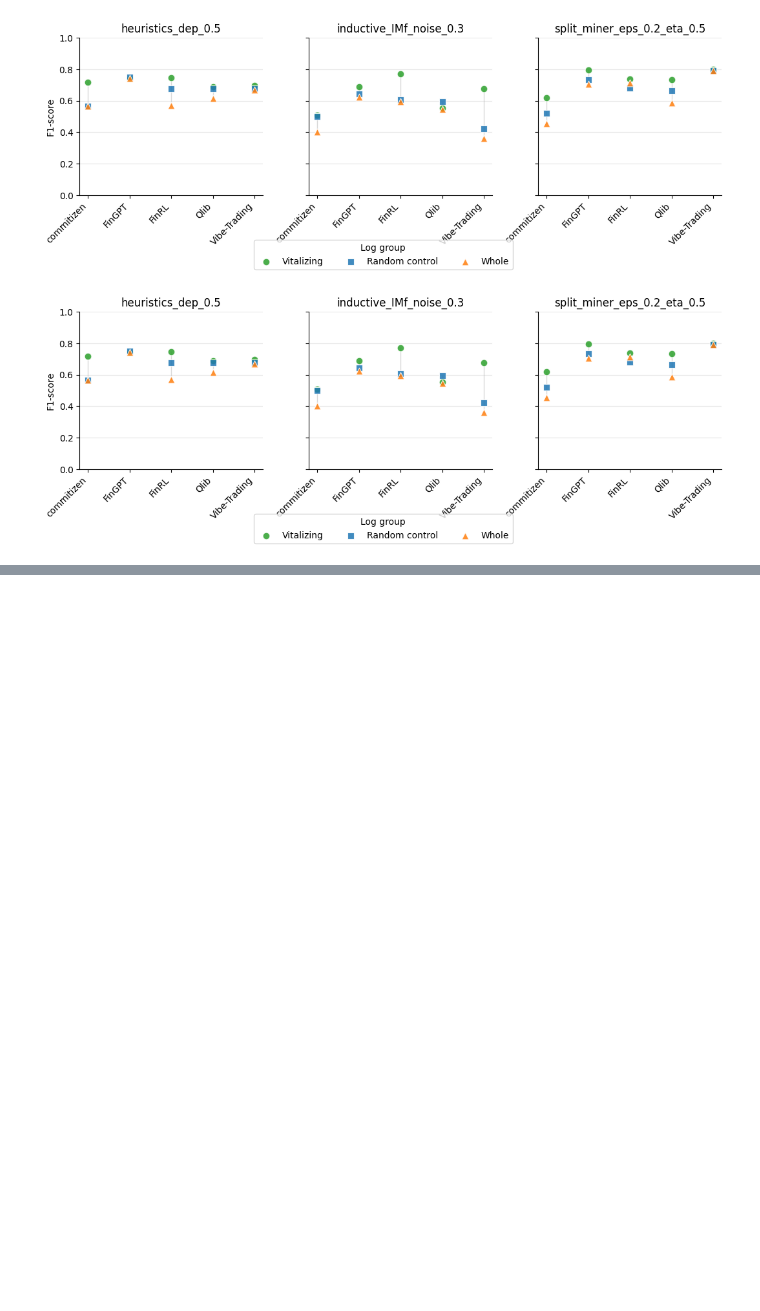
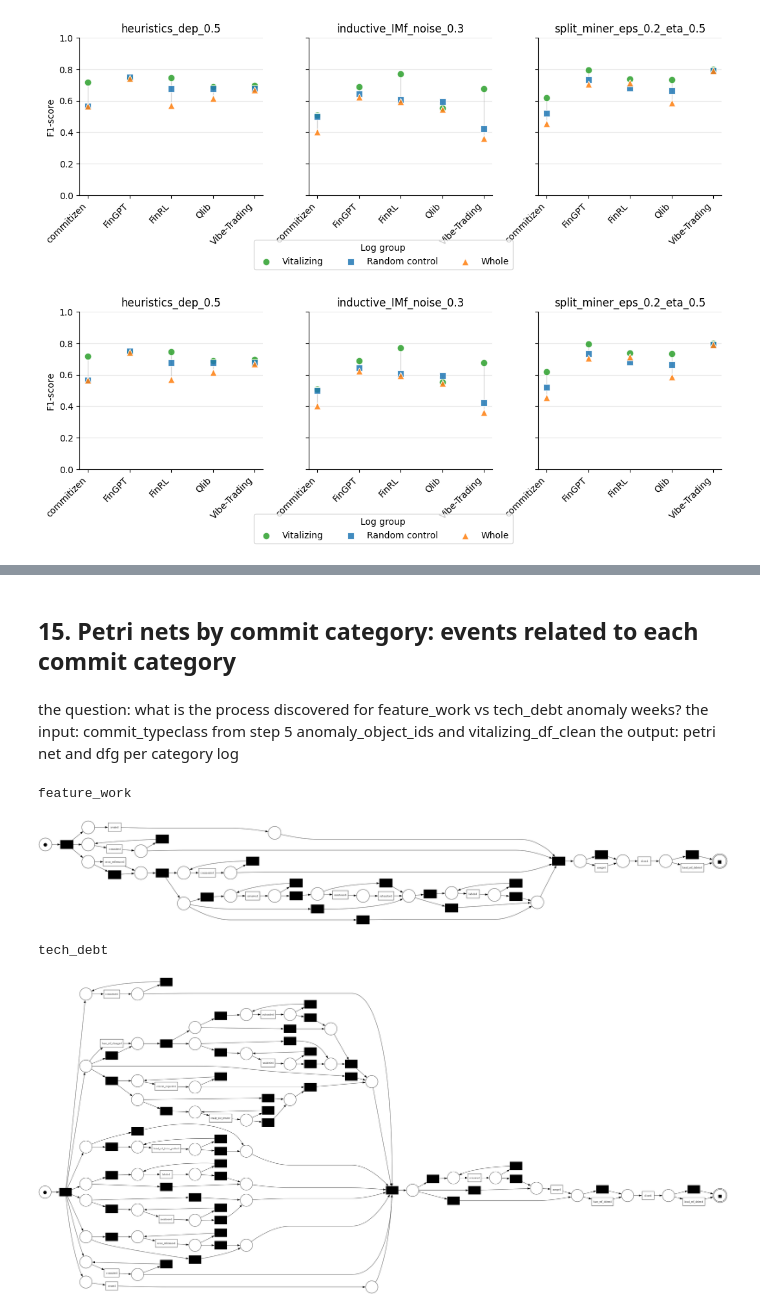
Before and after one commit to MahsaChoop/Lifecycle-Processes, a Jupyter notebook: main.ipynb, the cells around one changed output, grey strips where cells are left out. Saved outputs shown, nothing was run; the diff lists cells and outputs as text; code cells hidden in the pictures; blank space fills up the shorter version.

```diff
--- a/main.ipynb
+++ b/main.ipynb
@@ -409,0 +412,27 @@ Saved C:\Users\mahsa.choopannezhadm\OneDrive - University of Liechtenstein\Deskt
+# %% [markdown]
+## 15. Petri nets by commit category: events related to each commit category
+# %% [markdown]
+the question:
+    what is the process discovered for feature_work vs tech_debt anomaly weeks?
+the input:
+    commit_typeclass  from step 5
+    anomaly_object_ids and vitalizing_df_clean
+the output:
+    petri net and dfg per category log
+# %%
+
+category_logs_eventlog = {
+    name: df_to_event_log(df) for name, df in category_logs_df.items()
+}
+
+for name, elog in category_logs_eventlog.items():
+    print(name)
+    net, im, fm = miners["inductive_IMf_noise_0.2"](elog)
+    dfg, sa, ea = pm4py.discover_dfg(elog)
+    pm4py.view_petri_net(net, im, fm)
+    #pm4py.view_dfg(dfg, sa, ea)
+# %% [output]
+feature_work
+[figure, added]
+tech_debt
+[figure, added]
```
Also changed, not shown: parts of 6 cells of this notebook, 17 other files.
